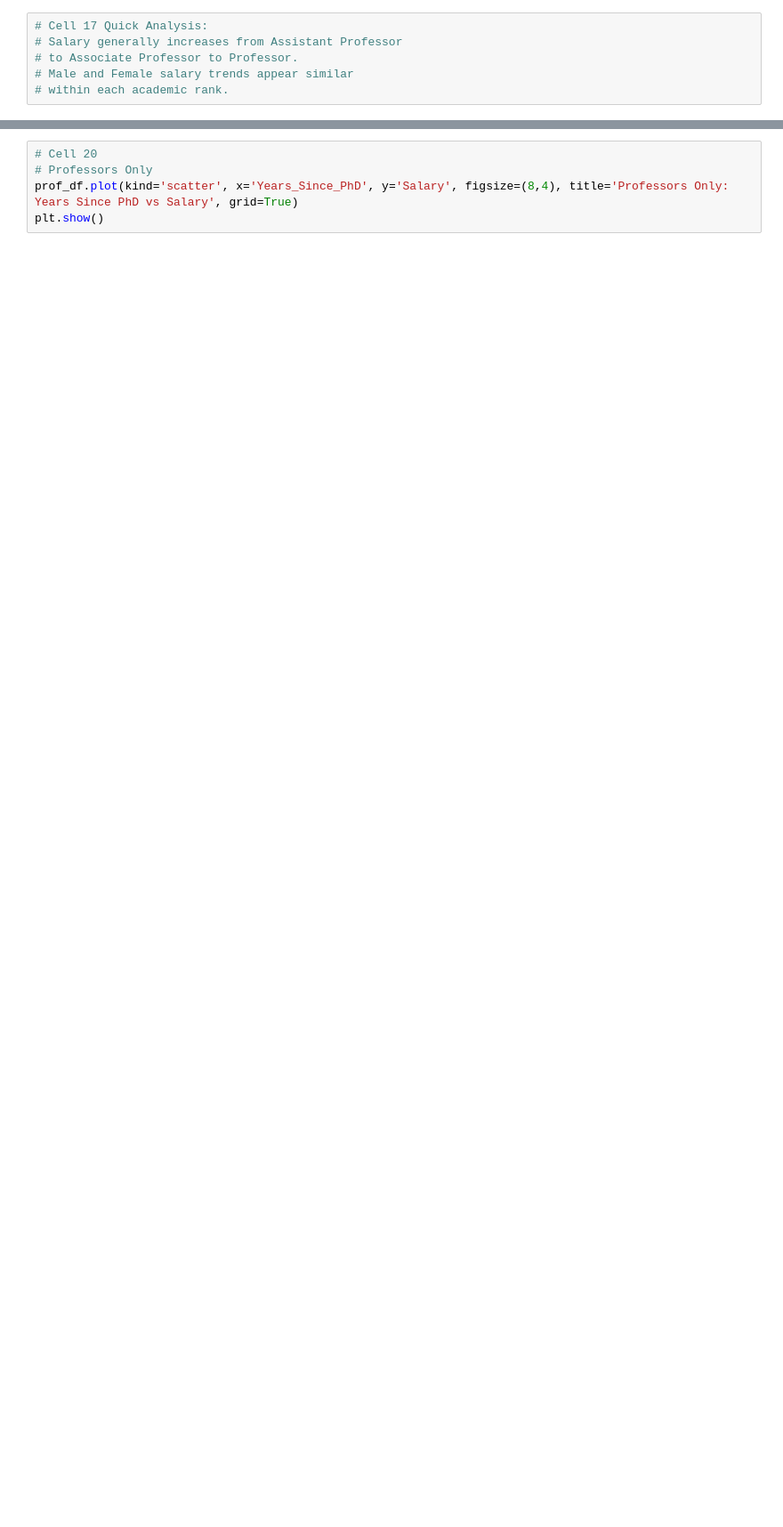
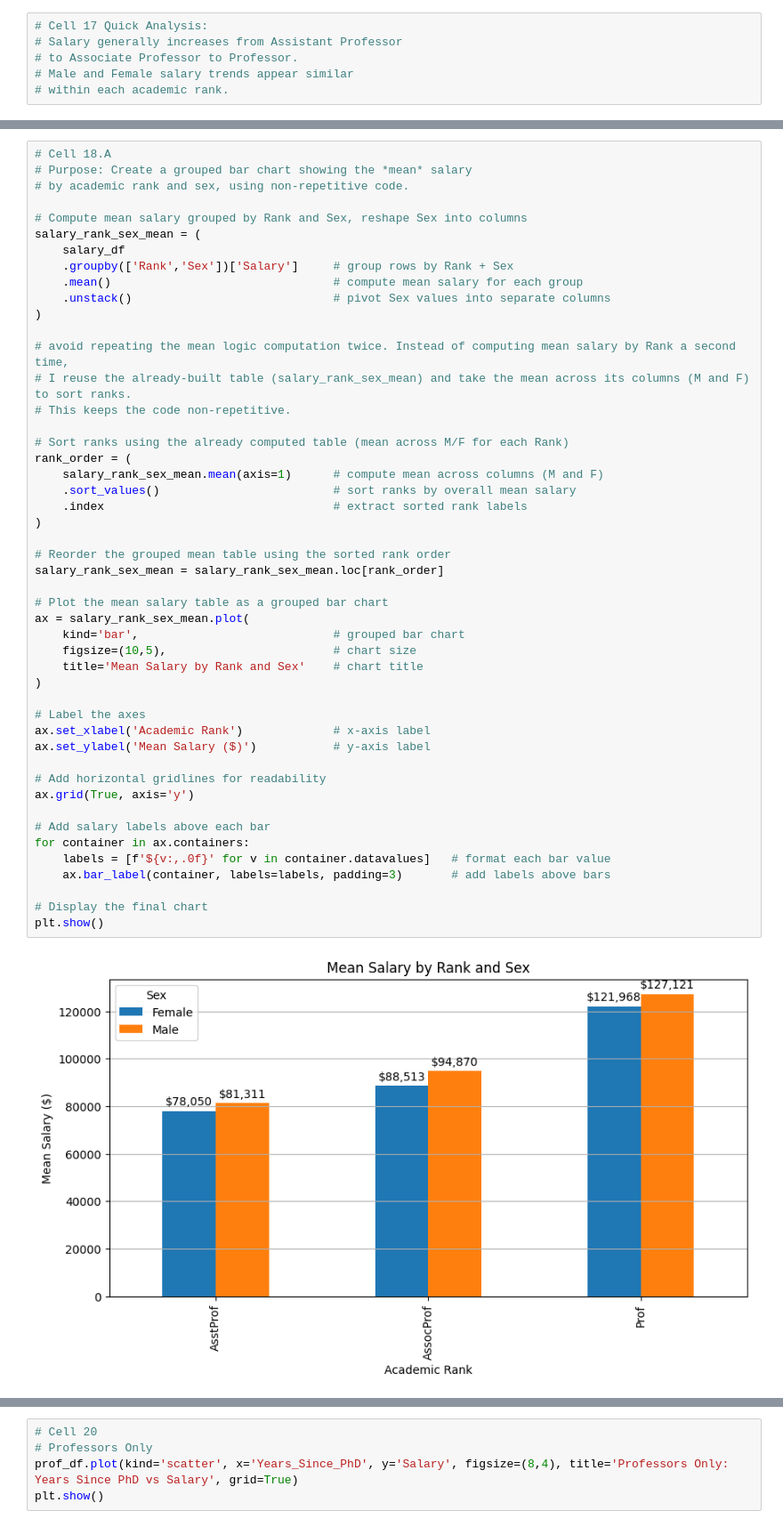
Before and after one commit to georgevallejo/LG_Python_Projects, a Jupyter notebook: ACE_Python_Salaries_assignment_4.ipynb, the cells around one changed output, grey strips where cells are left out. Shown at 89% size. Cells and saved outputs as stored; diff of their text form; blank space fills up the shorter version.

```diff
--- a/ACE_Python_Salaries_assignment_4.ipynb
+++ b/ACE_Python_Salaries_assignment_4.ipynb
@@ -903,4 +824,54 @@ for container in ax.containers:
 plt.show()
 # %% [output]
 [figure]
+# %%
+# Cell 18.A
+# Purpose: Create a grouped bar chart showing the *mean* salary
+# by academic rank and sex, using non-repetitive code.
+
+# Compute mean salary grouped by Rank and Sex, reshape Sex into columns
+salary_rank_sex_mean = (
+    salary_df
+    .groupby(['Rank','Sex'])['Salary']     # group rows by Rank + Sex
+    .mean()                                # compute mean salary for each group
+    .unstack()                             # pivot Sex values into separate columns
+)
+
+# avoid repeating the mean logic computation twice. Instead of computing mean salary by Rank a second time,
+# I reuse the already-built table (salary_rank_sex_mean) and take the mean across its columns (M and F) to sort ranks.
+# This keeps the code non-repetitive.
+
+# Sort ranks using the already computed table (mean across M/F for each Rank)
+rank_order = (
+    salary_rank_sex_mean.mean(axis=1)      # compute mean across columns (M and F)
+    .sort_values()                         # sort ranks by overall mean salary
+    .index                                 # extract sorted rank labels
+)
+
+# Reorder the grouped mean table using the sorted rank order
+salary_rank_sex_mean = salary_rank_sex_mean.loc[rank_order]
+
+# Plot the mean salary table as a grouped bar chart
+ax = salary_rank_sex_mean.plot(
+    kind='bar',                            # grouped bar chart
+    figsize=(10,5),                        # chart size
+    title='Mean Salary by Rank and Sex'    # chart title
+)
+
+# Label the axes
+ax.set_xlabel('Academic Rank')             # x-axis label
+ax.set_ylabel('Mean Salary ($)')           # y-axis label
+
+# Add horizontal gridlines for readability
+ax.grid(True, axis='y')
+
+# Add salary labels above each bar
+for container in ax.containers:
+    labels = [f'${v:,.0f}' for v in container.datavalues]   # format each bar value
+    ax.bar_label(container, labels=labels, padding=3)       # add labels above bars
+
+# Display the final chart
+plt.show()
+# %% [output]
+[figure, added]
 # %%
```
Also changed, not shown: parts of 42 cells of this notebook.
